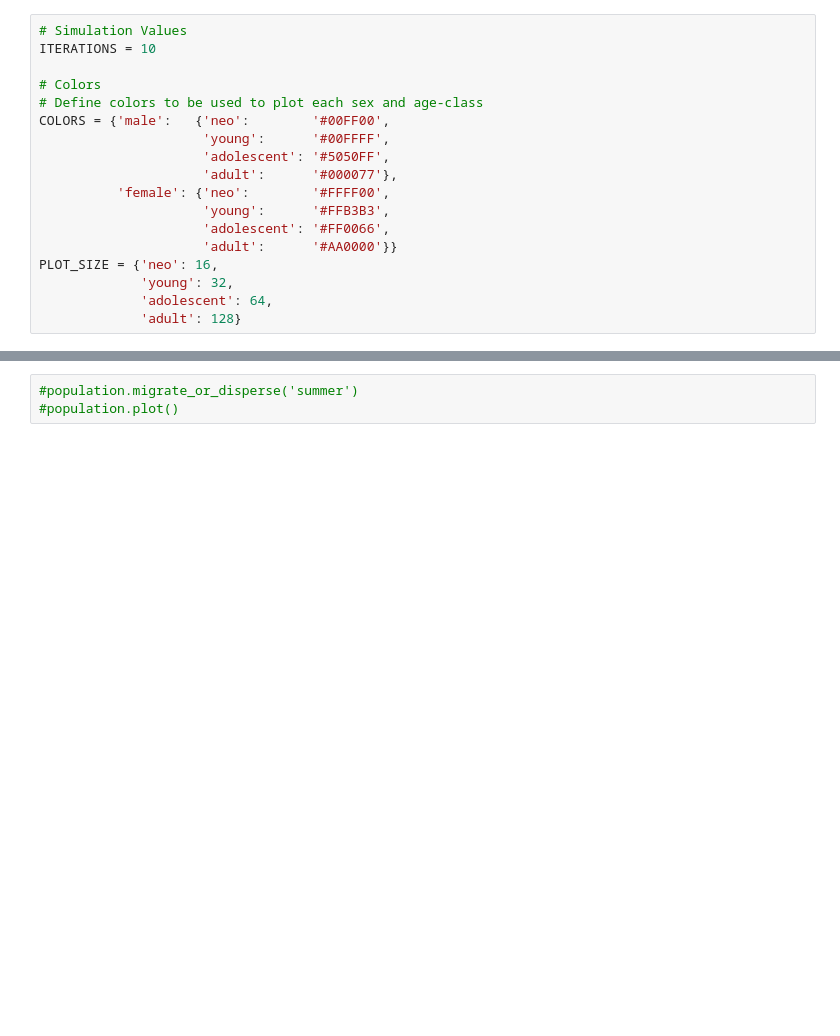
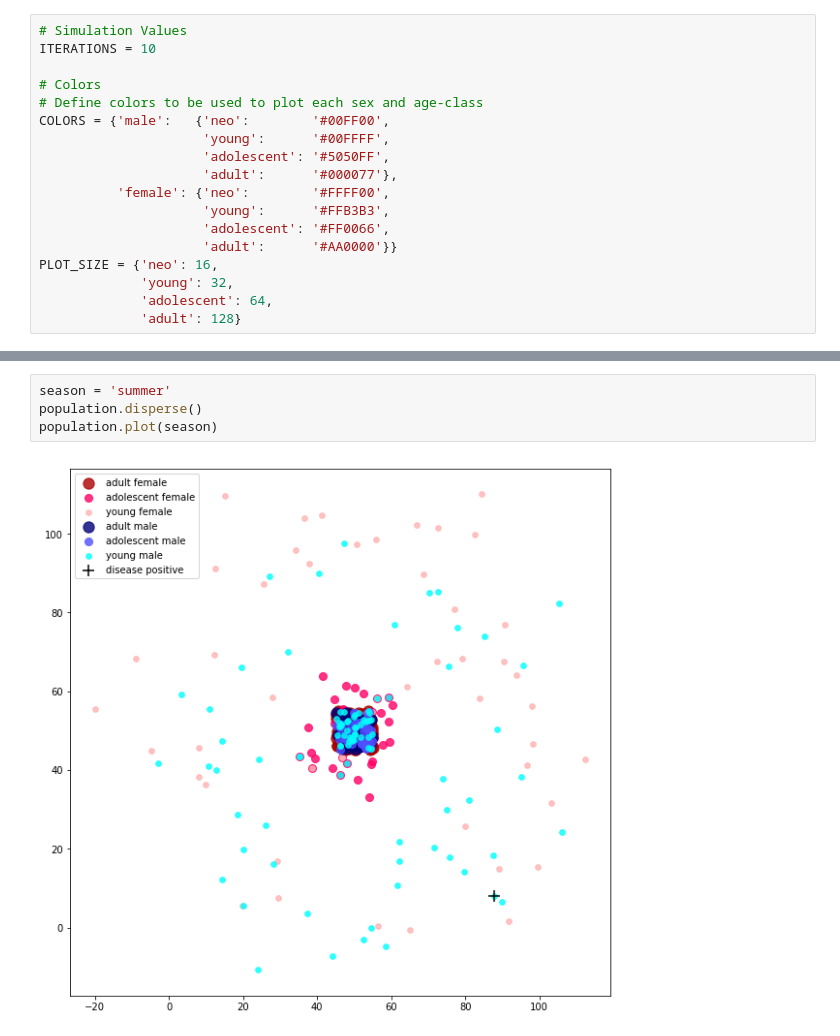
Before and after one commit to damiansp/diseaseSimulator, a Jupyter notebook: python/deer_sim.py.ipynb, the cells around one changed output, grey strips where cells are left out. Cells and saved outputs as stored; diff of their text form; blank space fills up the shorter version.

```diff
--- a/python/deer_sim.py.ipynb
+++ b/python/deer_sim.py.ipynb
@@ -293,3 +277,6 @@ Initializing population...
 # %%
-#population.migrate_or_disperse('summer')
-#population.plot()
+season = 'summer'
+population.disperse()
+population.plot(season)
+# %% [output]
+[figure, added]
```
Also changed, not shown: parts of 4 cells of this notebook.
